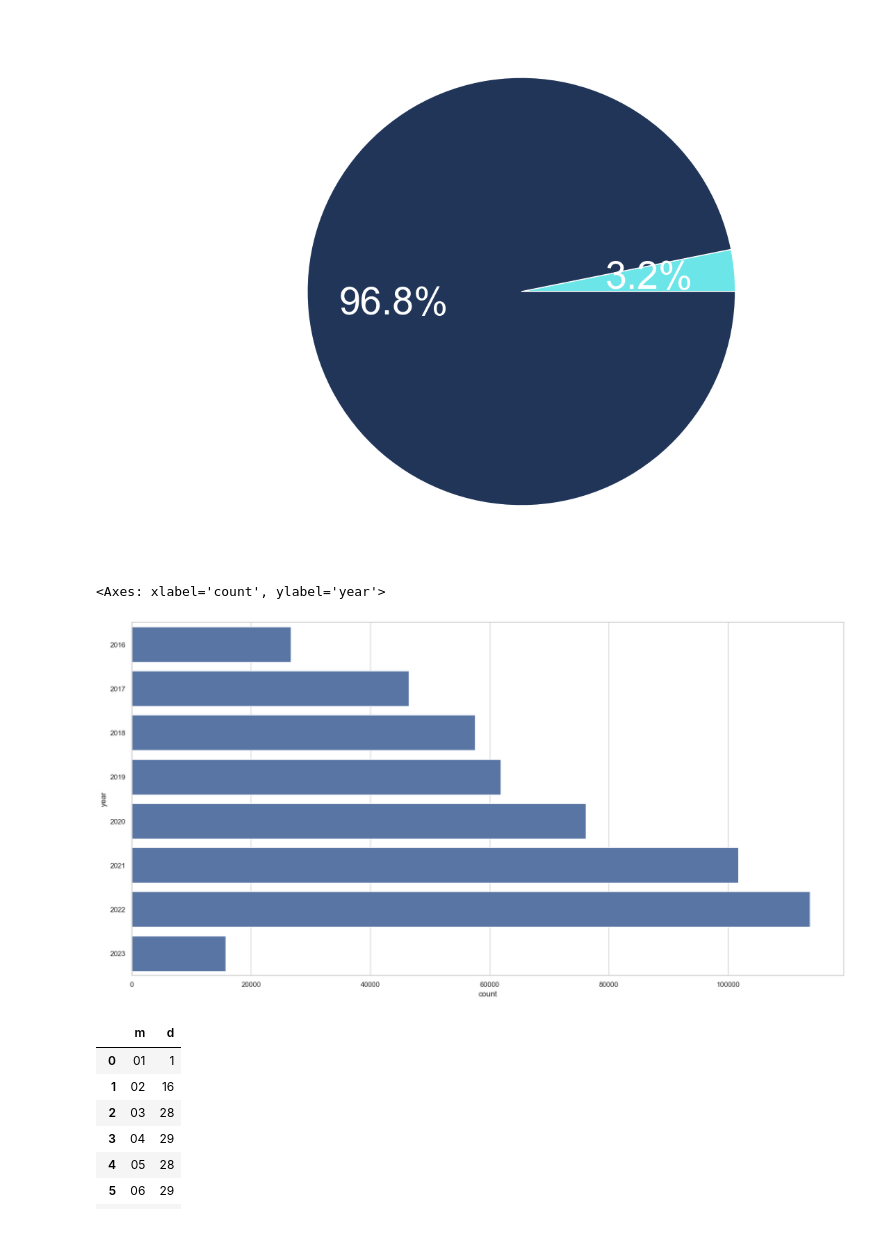
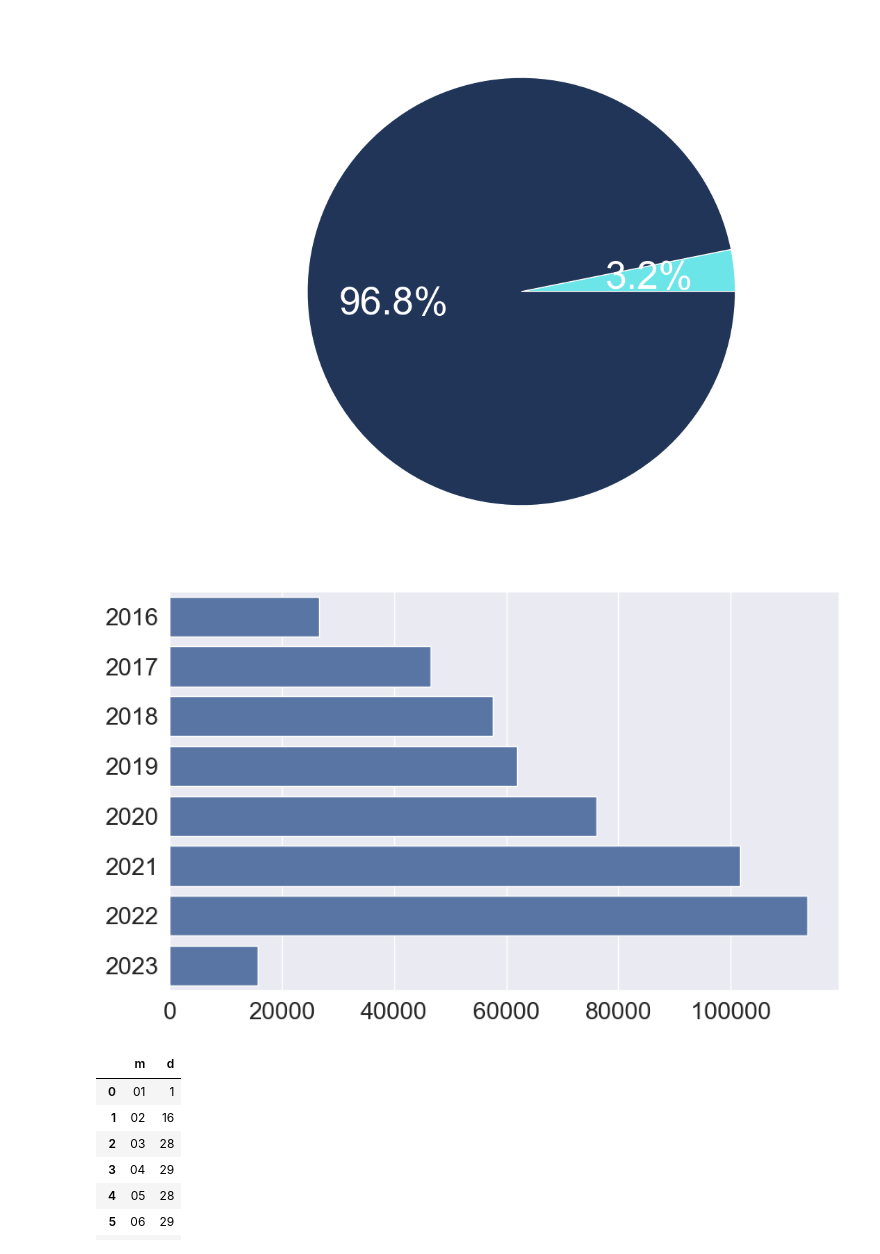
Before and after one commit to nguyenhy/US-accidents, a Jupyter notebook: explore/distribution.ipynb, the cells around one changed output. Drawn from its saved outputs; the diff is of its cells as text; code cells hidden in the pictures.

Commit message:
feat: update fontsize, figsize

```diff
--- a/explore/distribution.ipynb
+++ b/explore/distribution.ipynb
@@ -66,17 +66,25 @@ plt.show()
 # %%
 xx = (
     sample
     .groupby('year')
     .agg(
         count=('ID', 'count')
     )
     .reset_index()
     .sort_values('year', ascending=False)
 )
-sns.barplot(x=xx['count'], y=xx['year'], orient='h')
+
+sns.set(rc={'figure.figsize':(10,6)})
+ax = sns.barplot(x=xx['count'], y=xx['year'], orient='h')
+
+ax.tick_params(axis='x', labelsize=20)
+ax.tick_params(axis='y', labelsize=20)
+
+plt.xlabel('', fontsize=20)
+plt.ylabel('', fontsize=20)
+plt.show()
 # %% [output]
-<Axes: xlabel='count', ylabel='year'>
-[figure, old version]
+[figure, new version]
 # %%
 sample['m']         = sample['Start_Time'].dt.strftime("%m")
 sample['d']         = sample['Start_Time'].dt.strftime("%d")
```
